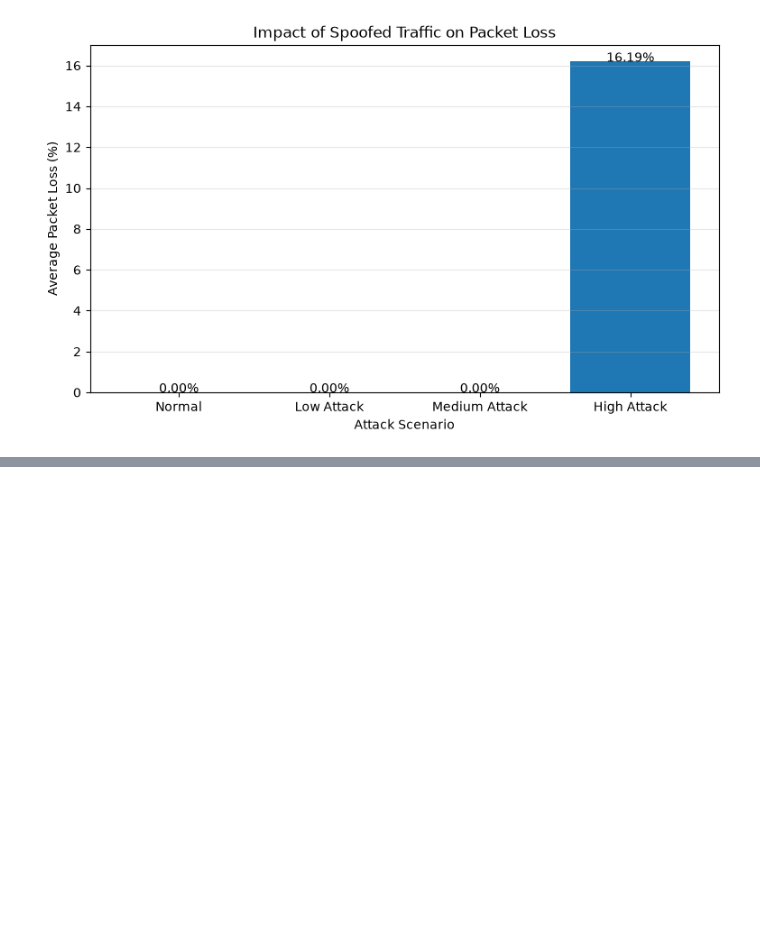
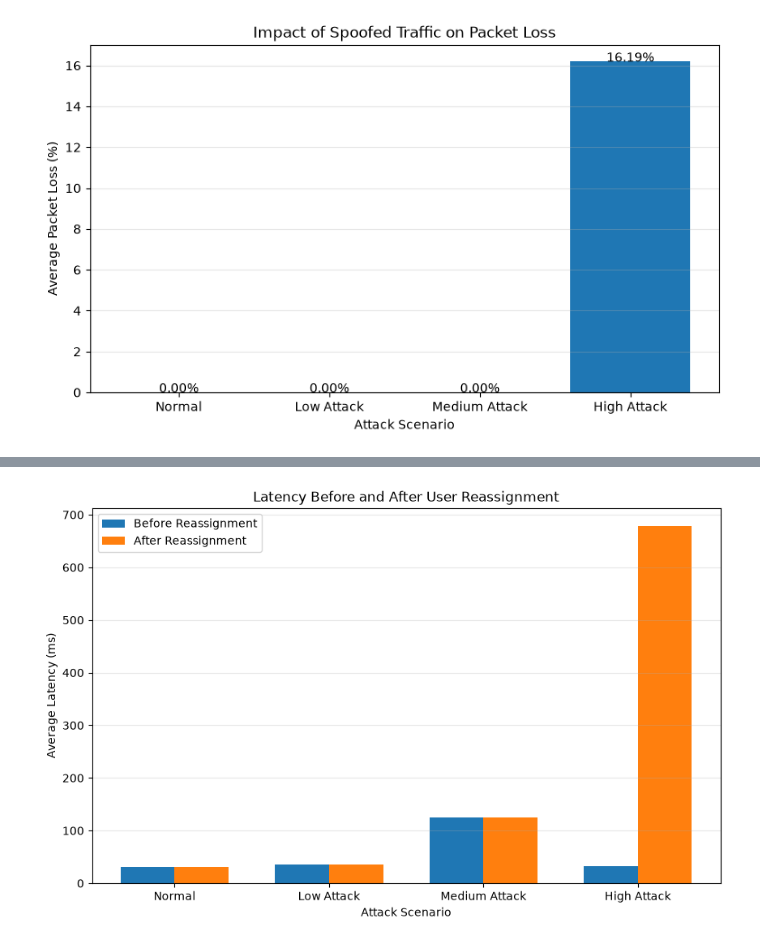
Before and after one commit to Chathuranga630/sionna, a Jupyter notebook: Spoofed_Traffic_v3.ipynb, the cells around one changed output, grey strips where cells are left out. Saved outputs shown, nothing was run; the diff lists cells and outputs as text; code cells hidden in the pictures; blank space fills up the shorter version.

```diff
--- a/Spoofed_Traffic_v3.ipynb
+++ b/Spoofed_Traffic_v3.ipynb
@@ -3063,0 +3850,49 @@ plt.show()
+# %%
+# STEP 18.8 - Latency Comparison
+
+latency_before_values = [
+    np.mean(latency_results[s])
+    for s in scenario_names
+]
+
+latency_after_values = [
+    np.mean(latency_after_reassignment[s])
+    for s in scenario_names
+]
+
+x = np.arange(len(scenario_names))
+width = 0.35
+
+plt.figure(figsize=(10, 6))
+
+plt.bar(
+    x - width/2,
+    latency_before_values,
+    width,
+    label="Before Reassignment"
+)
+
+plt.bar(
+    x + width/2,
+    latency_after_values,
+    width,
+    label="After Reassignment"
+)
+
+plt.xticks(
+    x,
+    scenario_names
+)
+
+plt.xlabel("Attack Scenario")
+plt.ylabel("Average Latency (ms)")
+plt.title(
+    "Latency Before and After User Reassignment"
+)
+
+plt.legend()
+plt.grid(axis="y", alpha=0.3)
+
+plt.show()
+# %% [output]
+[figure, added]
```
Also changed, not shown: parts of 16 cells of this notebook.
